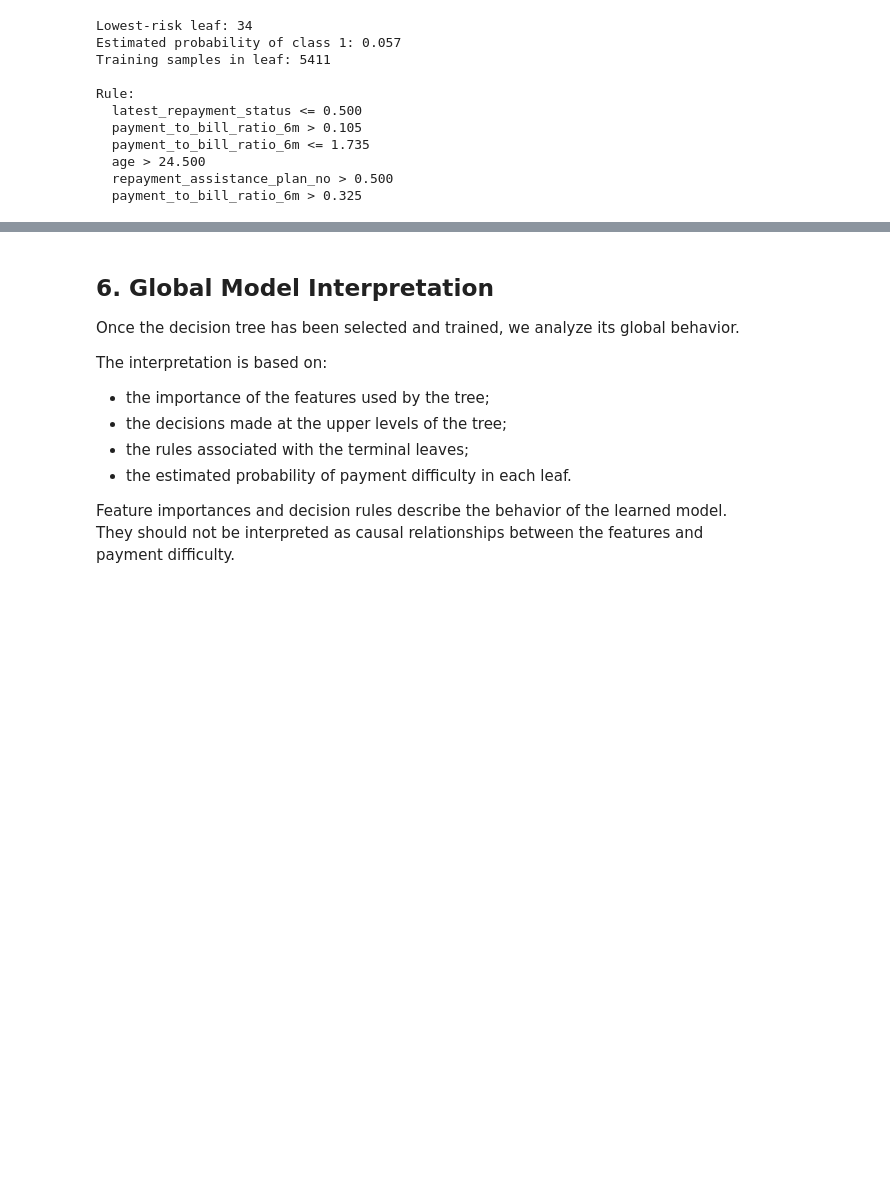
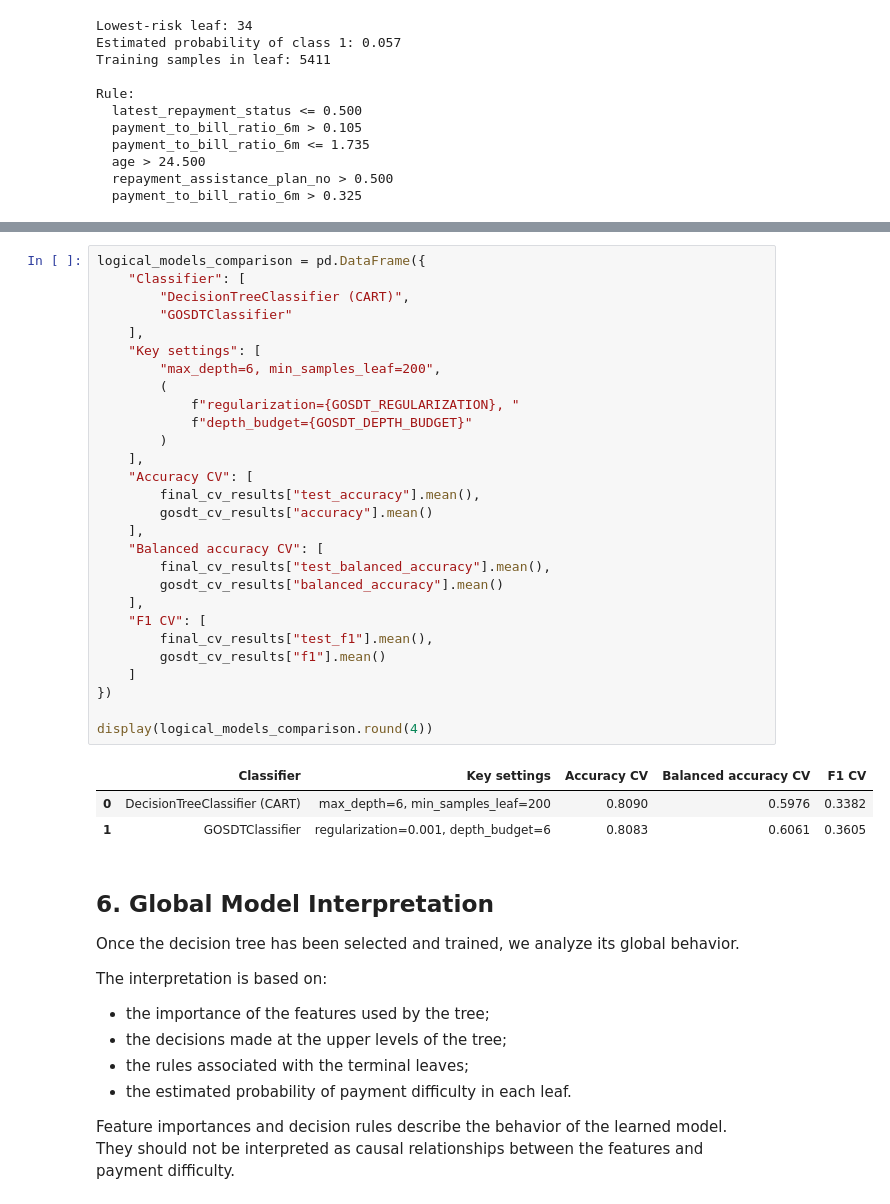
Before and after one commit to germansanchezz/iax-group-3, a Jupyter notebook: notebooks/phase1_decision_tree.ipynb, the cells around one changed output, grey strips where cells are left out. Drawn from its saved outputs; the diff is of its cells as text; blank space fills up the shorter version.

```diff
--- a/notebooks/phase1_decision_tree.ipynb
+++ b/notebooks/phase1_decision_tree.ipynb
@@ -1734,3 +2301,35 @@ plt.show()
+# %%
+logical_models_comparison = pd.DataFrame({
+    "Classifier": [
+        "DecisionTreeClassifier (CART)",
+        "GOSDTClassifier"
+    ],
+    "Key settings": [
+        "max_depth=6, min_samples_leaf=200",
+        (
+            f"regularization={GOSDT_REGULARIZATION}, "
+            f"depth_budget={GOSDT_DEPTH_BUDGET}"
+        )
+    ],
+    "Accuracy CV": [
+        final_cv_results["test_accuracy"].mean(),
+        gosdt_cv_results["accuracy"].mean()
+    ],
+    "Balanced accuracy CV": [
+        final_cv_results["test_balanced_accuracy"].mean(),
+        gosdt_cv_results["balanced_accuracy"].mean()
+    ],
+    "F1 CV": [
+        final_cv_results["test_f1"].mean(),
+        gosdt_cv_results["f1"].mean()
+    ]
+})
+
+display(logical_models_comparison.round(4))
+# %% [output]
+|  | Classifier | Key settings | Accuracy CV | Balanced accuracy CV | F1 CV |
+| 0 | DecisionTreeClassifier (CART) | max_depth=6, min_samples_leaf=200 | 0.8090 | 0.5976 | 0.3382 |
+| 1 | GOSDTClassifier | regularization=0.001, depth_budget=6 | 0.8083 | 0.6061 | 0.3605 |
 # %% [markdown]
 ## 6. Global Model Interpretation
 
```
Also changed, not shown: parts of 38 cells of this notebook.
